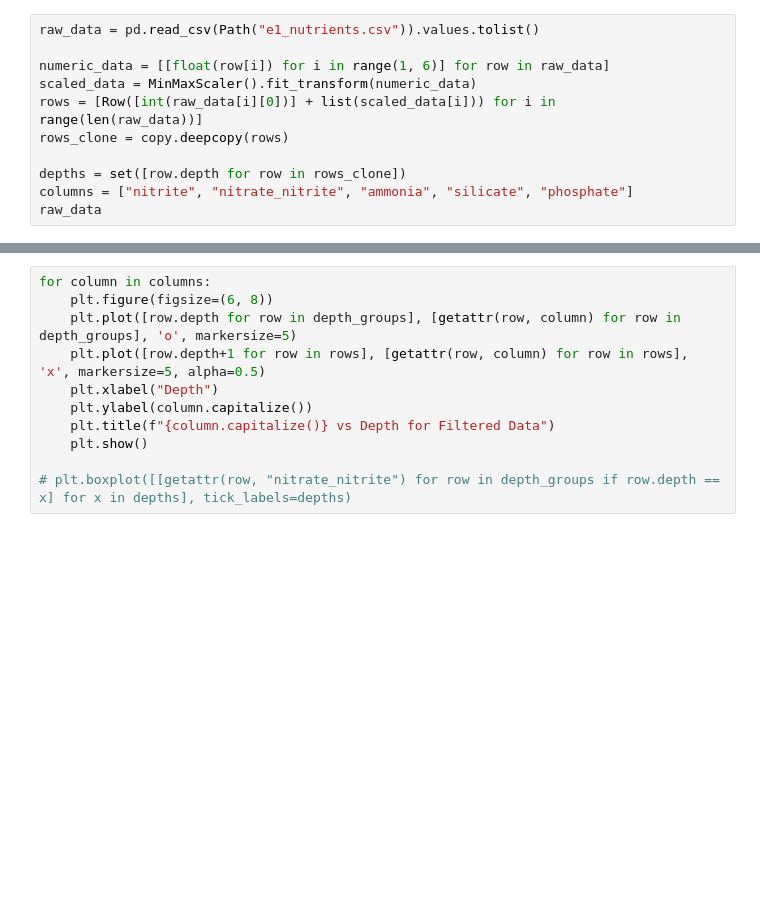
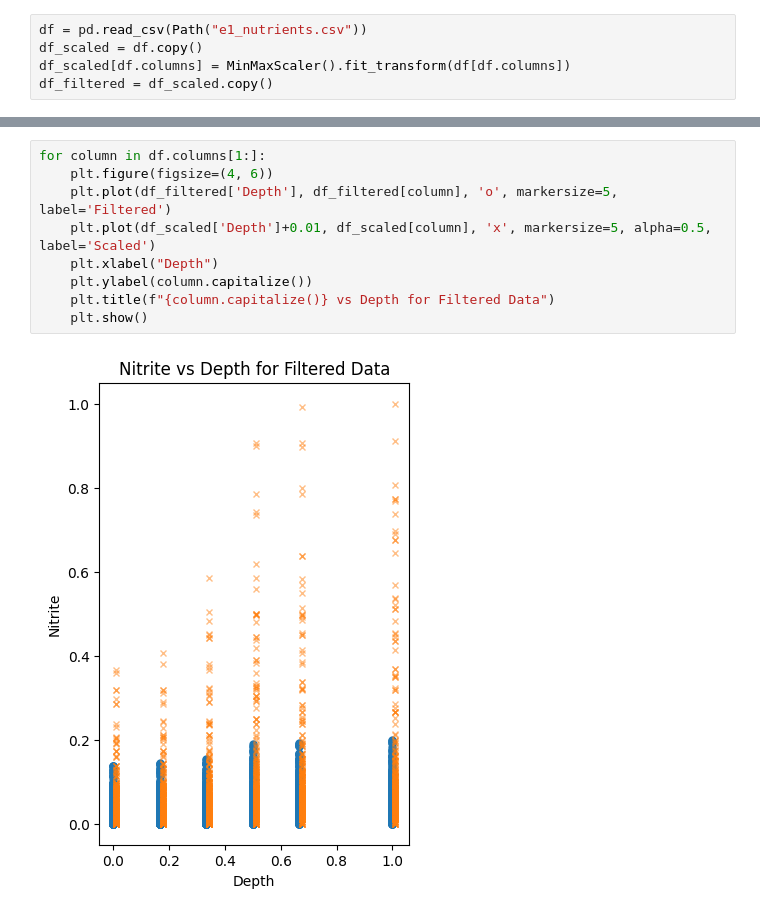
Before and after one commit to NullString1/COMP2002, a Jupyter notebook: c2002.ipynb, the cells around one changed output, grey strips where cells are left out. Cells and saved outputs as stored; diff of their text form; blank space fills up the shorter version.

```diff
--- a/c2002.ipynb
+++ b/c2002.ipynb
@@ -30,12 +15,6 @@ def filter_values(data: list[Row], column):
 # %%
-raw_data = pd.read_csv(Path("e1_nutrients.csv")).values.tolist()
-
-numeric_data = [[float(row[i]) for i in range(1, 6)] for row in raw_data]
-scaled_data = MinMaxScaler().fit_transform(numeric_data)
-rows = [Row([int(raw_data[i][0])] + list(scaled_data[i])) for i in range(len(raw_data))]
-rows_clone = copy.deepcopy(rows)
-
-depths = set([row.depth for row in rows_clone])
-columns = ["nitrite", "nitrate_nitrite", "ammonia", "silicate", "phosphate"]
-raw_data
+df = pd.read_csv(Path("e1_nutrients.csv"))
+df_scaled = df.copy()
+df_scaled[df.columns] = MinMaxScaler().fit_transform(df[df.columns])
+df_filtered = df_scaled.copy()
 # %%
@@ -50,11 +26,11 @@ depth_groups = list(itertools.chain.from_iterable(depth_groups))
 # %%
-for column in columns:
-    plt.figure(figsize=(6, 8))
-    plt.plot([row.depth for row in depth_groups], [getattr(row, column) for row in depth_groups], 'o', markersize=5)
-    plt.plot([row.depth+1 for row in rows], [getattr(row, column) for row in rows], 'x', markersize=5, alpha=0.5)
+for column in df.columns[1:]:
+    plt.figure(figsize=(4, 6))
+    plt.plot(df_filtered['Depth'], df_filtered[column], 'o', markersize=5, label='Filtered')
+    plt.plot(df_scaled['Depth']+0.01, df_scaled[column], 'x', markersize=5, alpha=0.5, label='Scaled')
     plt.xlabel("Depth")
     plt.ylabel(column.capitalize())
     plt.title(f"{column.capitalize()} vs Depth for Filtered Data")
     plt.show()
-
-# plt.boxplot([[getattr(row, "nitrate_nitrite") for row in depth_groups if row.depth == x] for x in depths], tick_labels=depths)
+# %% [output]
+[figure, added]
```
Also changed, not shown: parts of 4 cells of this notebook.
